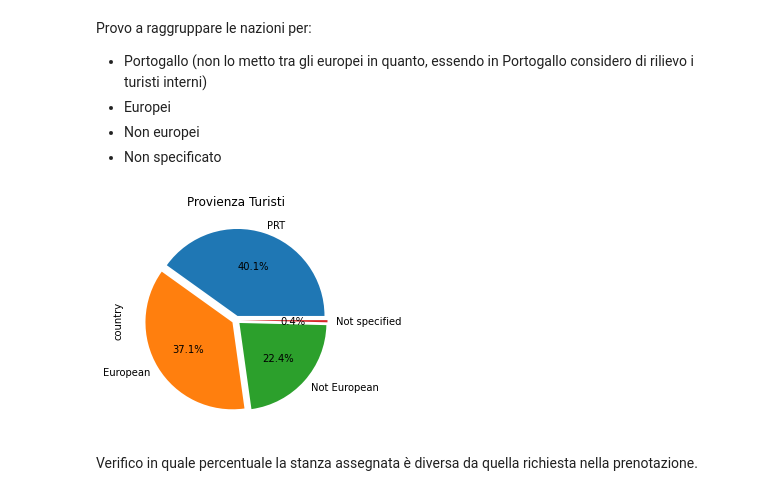
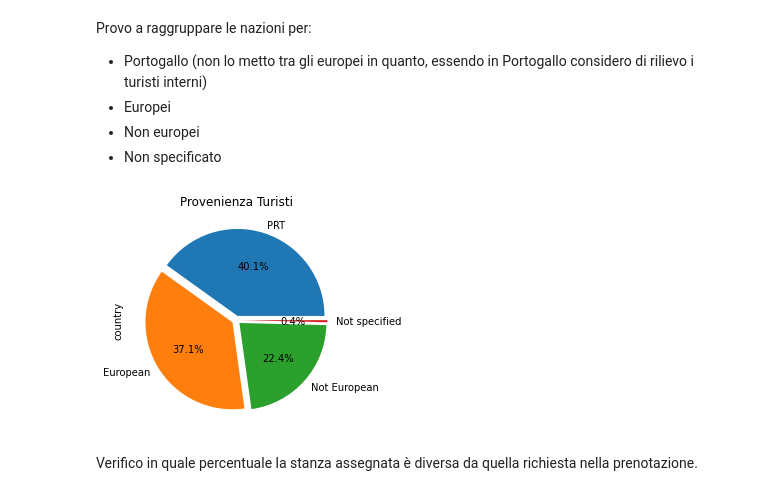
Before and after one commit to AndreaGiulianelli/hotel-booking-demand-project, a Jupyter notebook: hotel_booking_demand_project.ipynb, the cells around one changed output. Cells and saved outputs as stored; diff of their text form; code cells hidden in the pictures.

```diff
--- a/hotel_booking_demand_project.ipynb
+++ b/hotel_booking_demand_project.ipynb
@@ -464,9 +482,9 @@ check_eu[reservations.country == "Not specified"] = "Not specified"
 check_eu = check_eu.astype("category")
 # %%
 check_eu.value_counts().plot.pie(autopct="%.1f%%", explode=[0.05] * check_eu.nunique());
-plt.title("Provienza Turisti");
+plt.title("Provenienza Turisti");
 # %% [output]
-[figure, old version]
+[figure, new version]
 # %% [markdown]
 Verifico in quale percentuale la stanza assegnata è diversa da quella richiesta nella prenotazione.
 # %%
```
Also changed, not shown: parts of 56 cells of this notebook.
